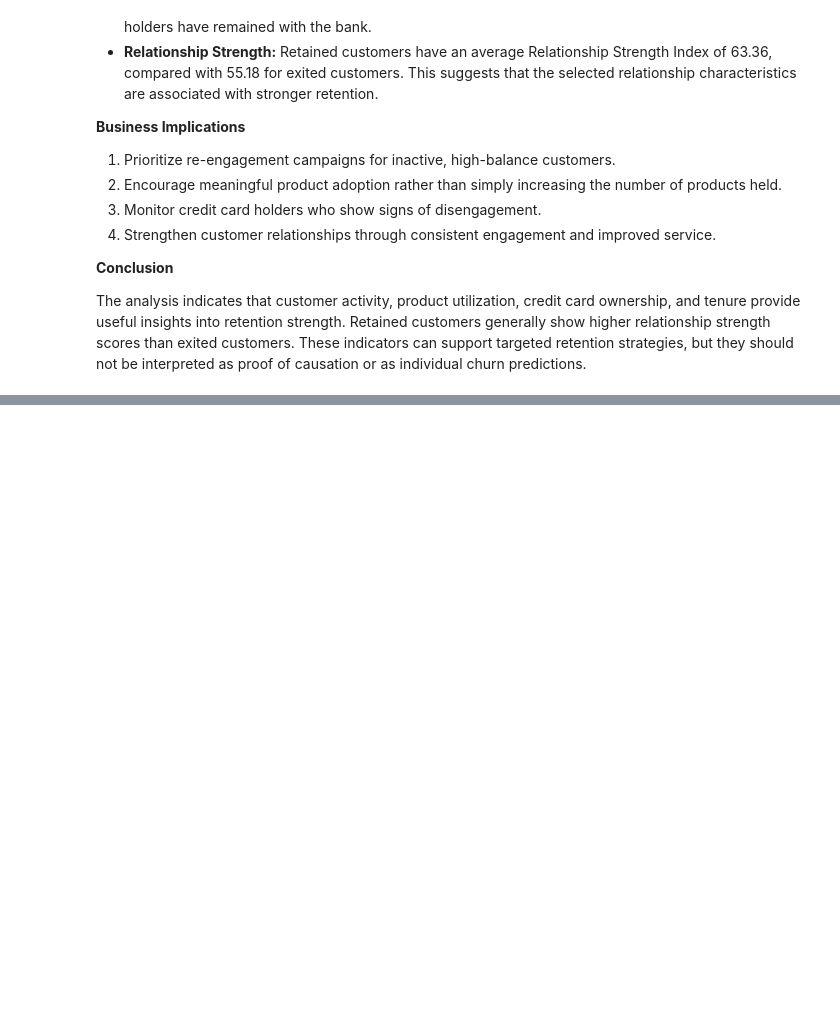
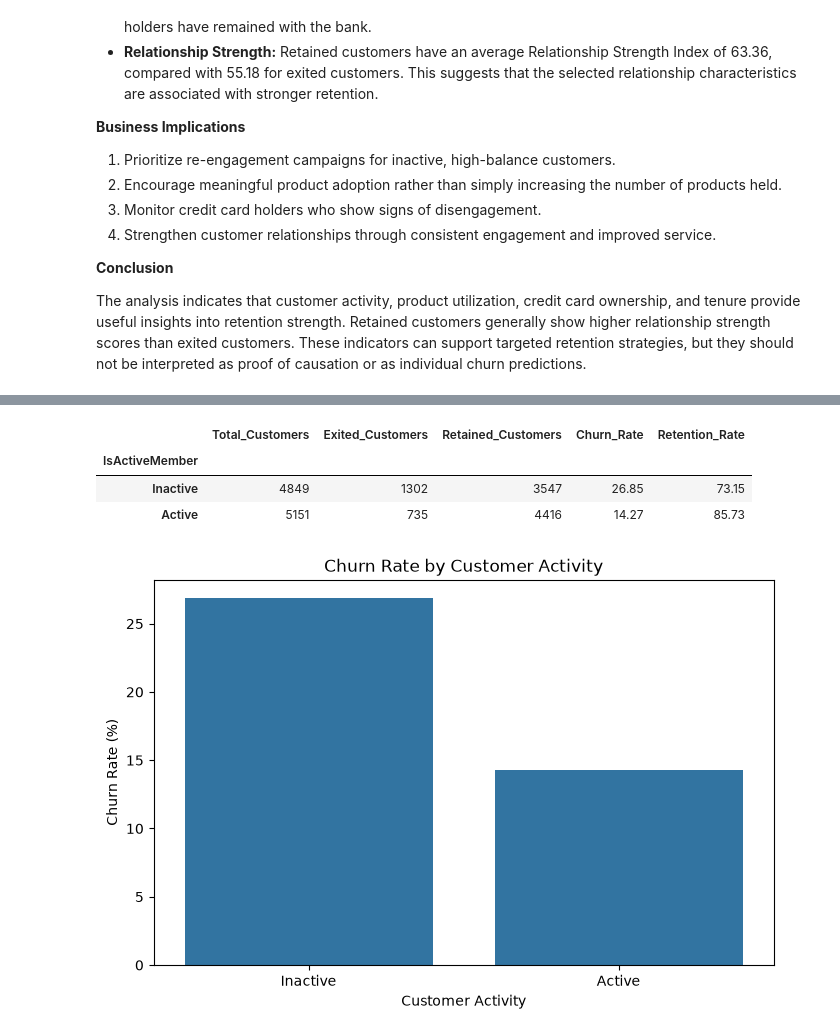
Before and after one commit to Dvnsh-coder/Customer-retention-analysis, a Jupyter notebook: notebooks/01_data_understanding.ipynb, the cells around one changed output, grey strips where cells are left out. Cells and saved outputs as stored; diff of their text form; code cells hidden in the pictures; blank space fills up the shorter version.

```diff
--- a/notebooks/01_data_understanding.ipynb
+++ b/notebooks/01_data_understanding.ipynb
@@ -1716,0 +1792,48 @@ The analysis indicates that customer activity, product utilization, credit card
+# %%
+# Calculate retention by activity status
+activity_retention = df.groupby("IsActiveMember").agg(
+    Total_Customers=("CustomerId", "count"),
+    Exited_Customers=("Exited", "sum")
+)
+
+activity_retention["Retained_Customers"] = (
+    activity_retention["Total_Customers"] -
+    activity_retention["Exited_Customers"]
+)
+
+activity_retention["Churn_Rate"] = (
+    activity_retention["Exited_Customers"] /
+    activity_retention["Total_Customers"]
+) * 100
+
+activity_retention["Retention_Rate"] = (
+    activity_retention["Retained_Customers"] /
+    activity_retention["Total_Customers"]
+) * 100
+
+activity_retention.index = activity_retention.index.map({
+    0: "Inactive",
+    1: "Active"
+})
+
+display(activity_retention.round(2))
+# %% [output]
+|  | Total_Customers | Exited_Customers | Retained_Customers | Churn_Rate | Retention_Rate |
+| IsActiveMember |  |  |  |  |  |
+| Inactive | 4849 | 1302 | 3547 | 26.85 | 73.15 |
+| Active | 5151 | 735 | 4416 | 14.27 | 85.73 |
+# %%
+plt.figure(figsize=(8, 5))
+
+sns.barplot(
+    data=activity_retention.reset_index(),
+    x="IsActiveMember",
+    y="Churn_Rate"
+)
+
+plt.title("Churn Rate by Customer Activity")
+plt.xlabel("Customer Activity")
+plt.ylabel("Churn Rate (%)")
+plt.show()
+# %% [output]
+[figure, added]
```
Also changed, not shown: parts of 16 cells of this notebook.
